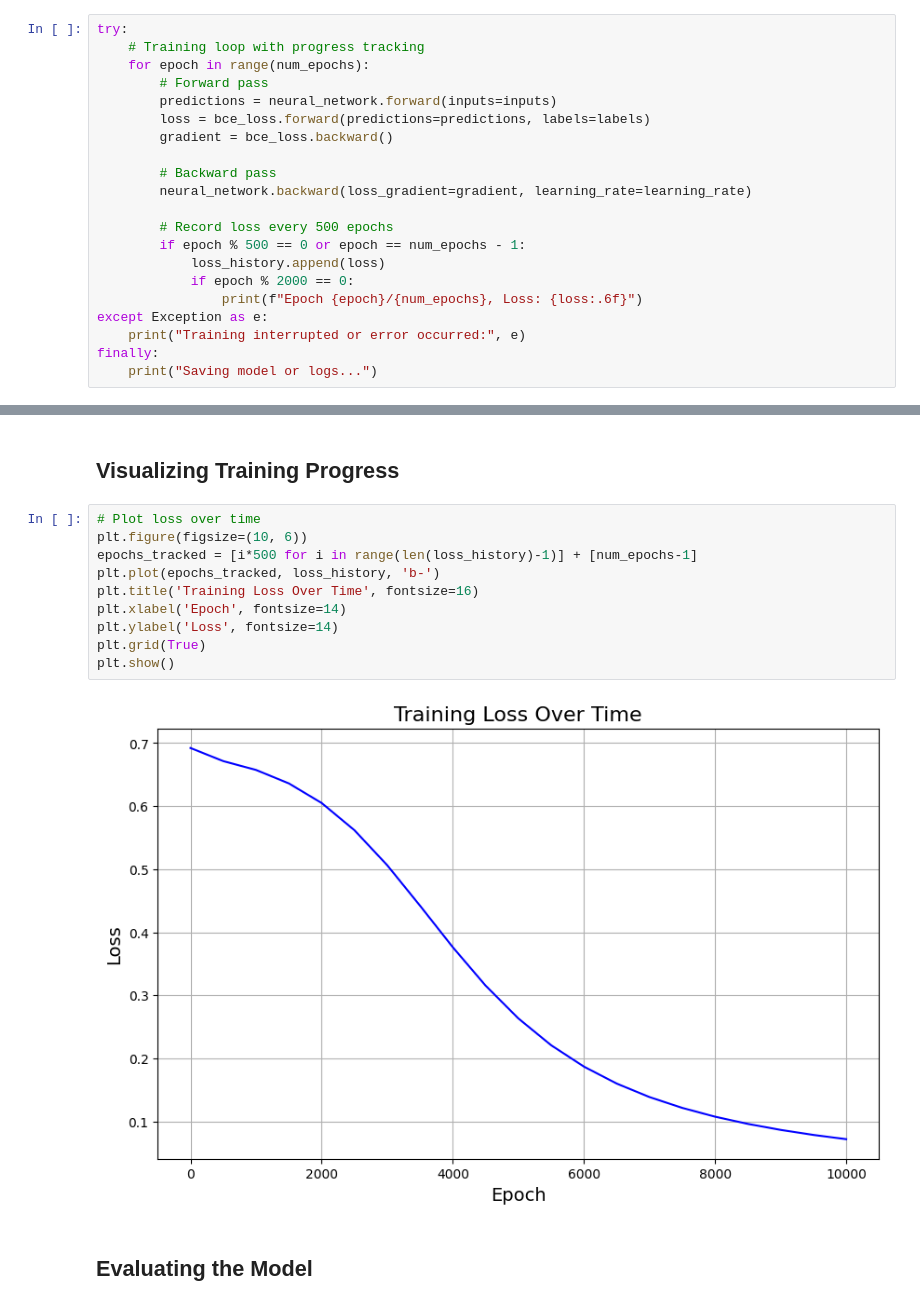
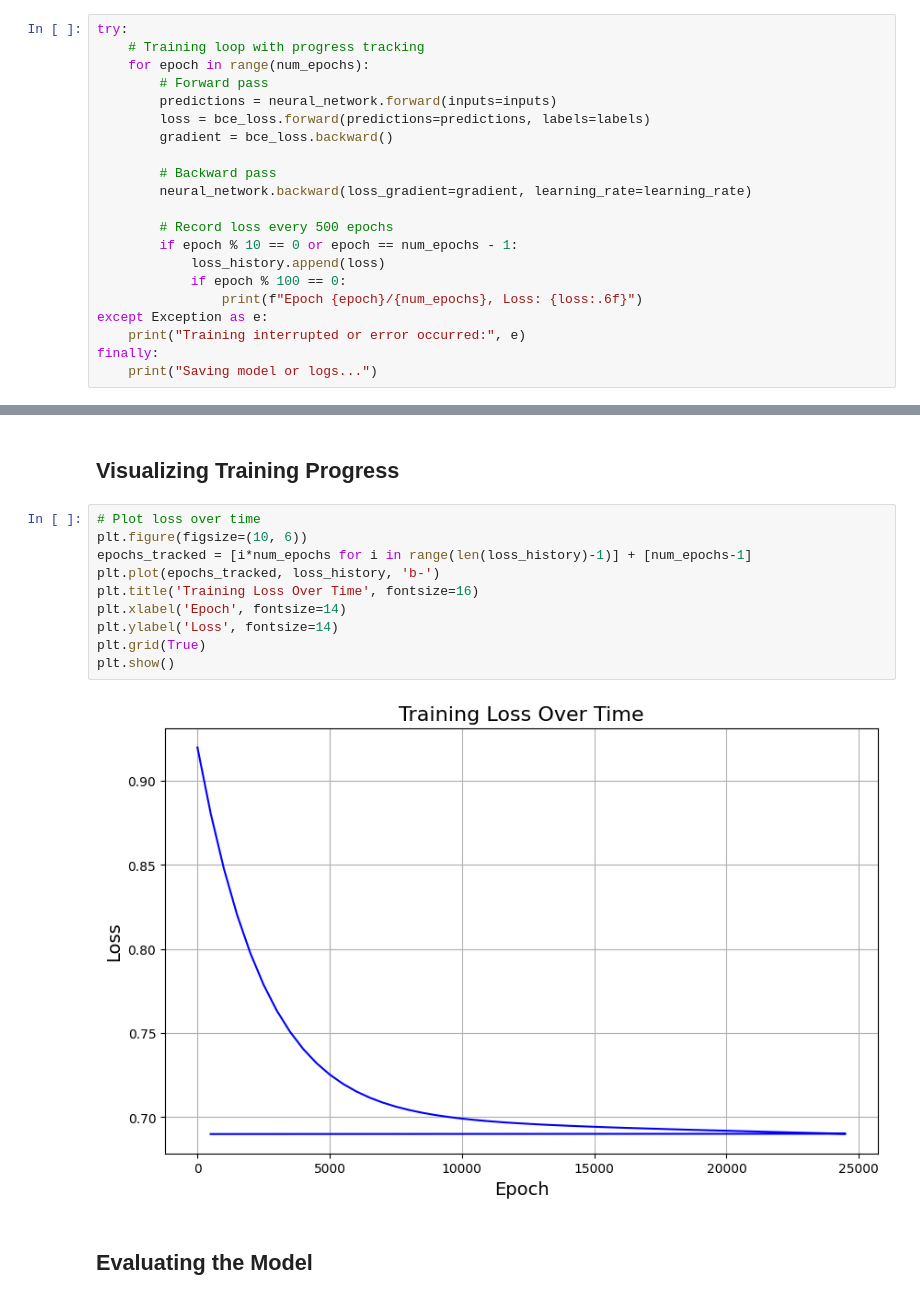
Before and after one commit to jakedevsthings/learn-ai-ml-dl, a Jupyter notebook: notebooks/xor_visualization.ipynb, the cells around one changed output, grey strips where cells are left out. Cells and saved outputs as stored; diff of their text form.

```diff
--- a/notebooks/xor_visualization.ipynb
+++ b/notebooks/xor_visualization.ipynb
@@ -73,9 +73,9 @@ try:
         neural_network.backward(loss_gradient=gradient, learning_rate=learning_rate)
 
         # Record loss every 500 epochs
-        if epoch % 500 == 0 or epoch == num_epochs - 1:
+        if epoch % 10 == 0 or epoch == num_epochs - 1:
             loss_history.append(loss)
-            if epoch % 2000 == 0:
+            if epoch % 100 == 0:
                 print(f"Epoch {epoch}/{num_epochs}, Loss: {loss:.6f}")
 except Exception as e:
     print("Training interrupted or error occurred:", e)
@@ -92,15 +93,15 @@ Epoch 8000/10000, Loss: 0.107494
 # %%
 # Plot loss over time
 plt.figure(figsize=(10, 6))
-epochs_tracked = [i*500 for i in range(len(loss_history)-1)] + [num_epochs-1]
+epochs_tracked = [i*num_epochs for i in range(len(loss_history)-1)] + [num_epochs-1]
 plt.plot(epochs_tracked, loss_history, 'b-')
 plt.title('Training Loss Over Time', fontsize=16)
 plt.xlabel('Epoch', fontsize=14)
 plt.ylabel('Loss', fontsize=14)
 plt.grid(True)
 plt.show()
 # %% [output]
-[figure, old version]
+[figure, new version]
 # %% [markdown]
 ## Evaluating the Model
 # %%
```
Also changed, not shown: parts of 3 cells of this notebook, 5 other files.
